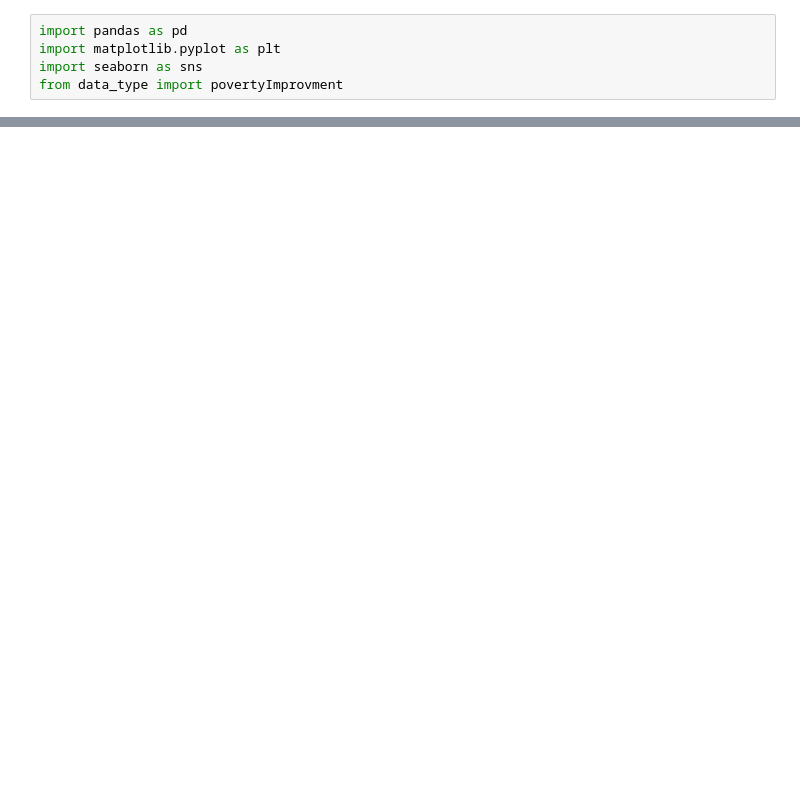
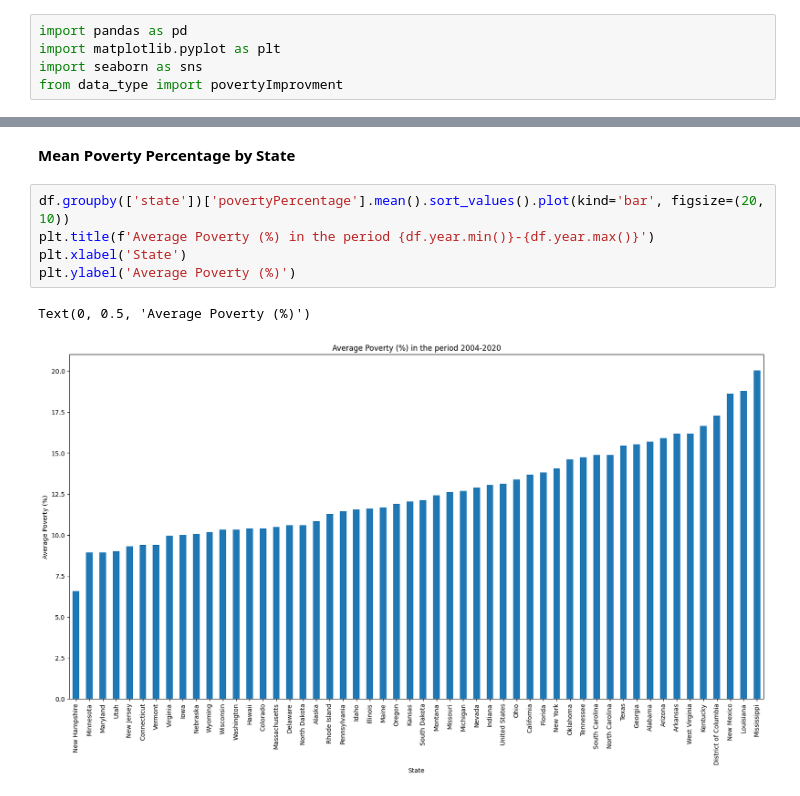
Before and after one commit to KamerC1/DM, a Jupyter notebook: src/data_understanding/poverty_analysis.ipynb, the cells around one changed output, grey strips where cells are left out. Cells and saved outputs as stored; diff of their text form; blank space fills up the shorter version.

```diff
--- a/src/data_understanding/poverty_analysis.ipynb
+++ b/src/data_understanding/poverty_analysis.ipynb
@@ -43,0 +157,10 @@ Text(0.5, 0, 'Poverty Percentage')
+# %% [markdown]
+**Mean Poverty Percentage by State**
+# %%
+df.groupby(['state'])['povertyPercentage'].mean().sort_values().plot(kind='bar', figsize=(20, 10))
+plt.title(f'Average Poverty (%) in the period {df.year.min()}-{df.year.max()}')
+plt.xlabel('State')
+plt.ylabel('Average Poverty (%)')
+# %% [output]
+Text(0, 0.5, 'Average Poverty (%)')
+[figure, added]
```
Also changed, not shown: parts of 18 cells of this notebook, 3 other files.
